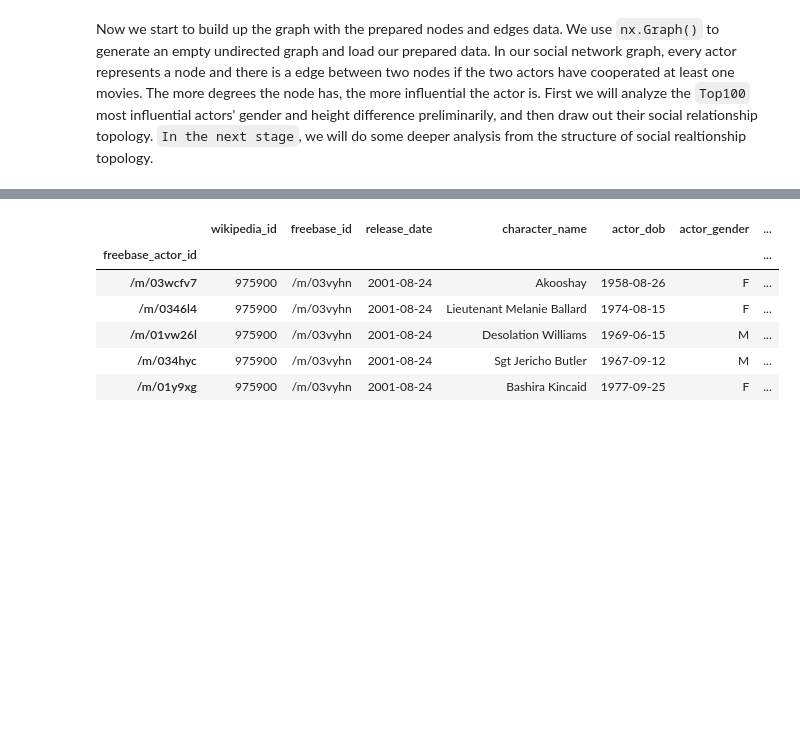
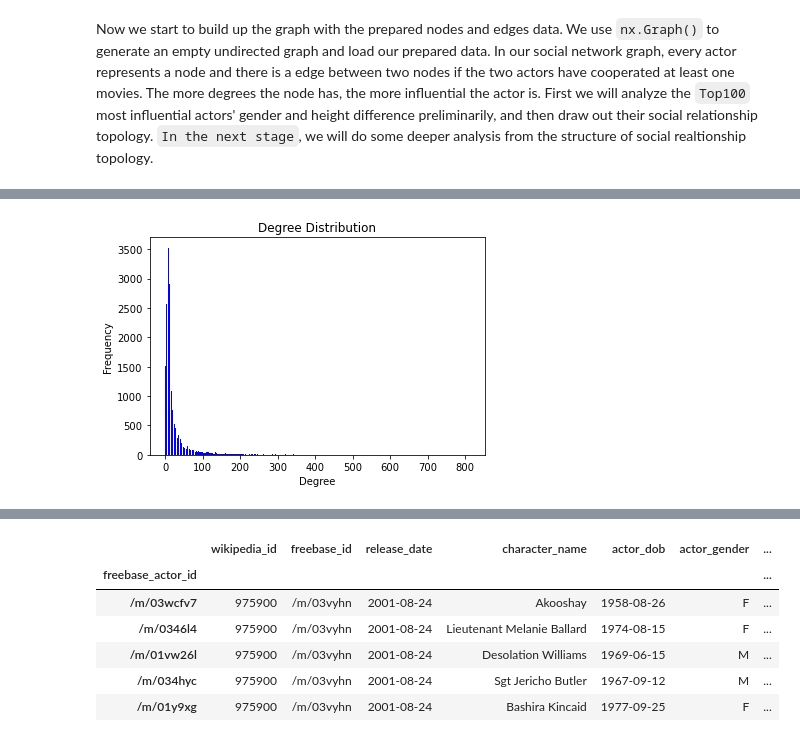
Before and after one commit to epfl-ada/ada-2022-project-alldatapointaccurate, a Jupyter notebook: Social-network.ipynb, the cells around one changed output, grey strips where cells are left out. Drawn from its saved outputs; the diff is of its cells as text; code cells hidden in the pictures; blank space fills up the shorter version.

```diff
--- a/Social-network.ipynb
+++ b/Social-network.ipynb
@@ -177,0 +273,11 @@ G.edges[1005,1006]
+# %%
+# creat the male subgraph and female subgraph
+male = []
+female = []
+for i in G.nodes():
+    if G.nodes[i]['gender'] == 'M':
+        male.append(i)
+    if G.nodes[i]['gender'] == 'F':
+        female.append(i)
+G_male = G.subgraph(male)
+G_female = G.subgraph(female)
@@ -177,0 +308,4 @@ G.edges[1005,1006]
+# %%
+plot_degree_distribution(G_male)
+# %% [output]
+[figure, added]
```
Also changed, not shown: parts of 45 cells of this notebook.
